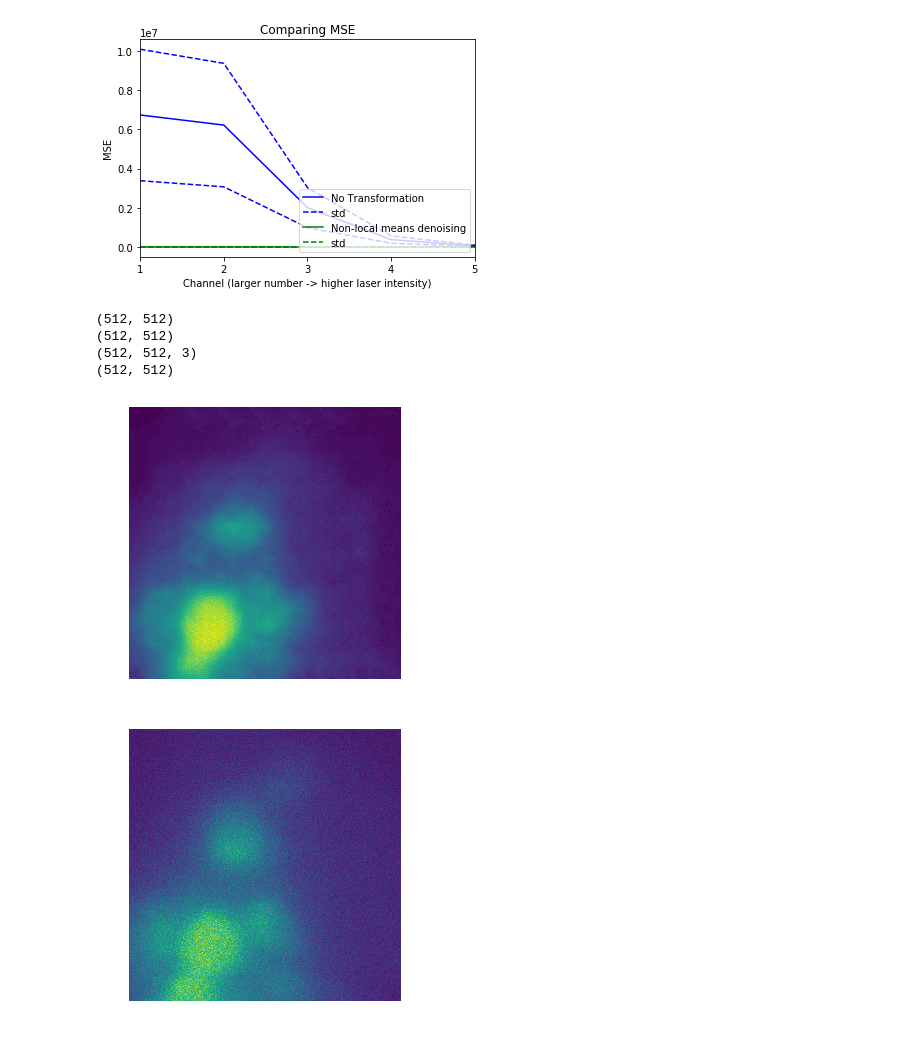
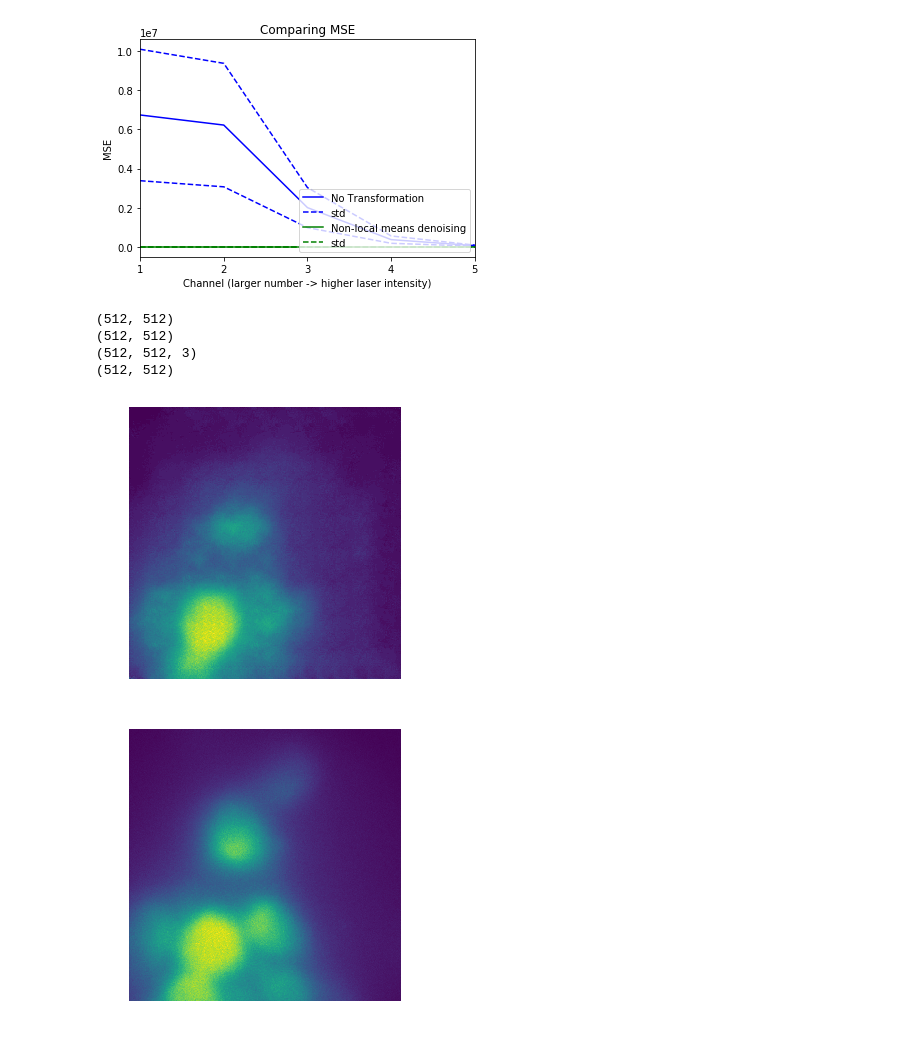
Before and after one commit to NYU-CDS-Capstone-Project/CellVision, a Jupyter notebook: notebooks/non_local_means_comparison.ipynb, the cells around one changed output. Cells and saved outputs as stored; diff of their text form; code cells hidden in the pictures.

```diff
--- a/notebooks/non_local_means_comparison.ipynb
+++ b/notebooks/non_local_means_comparison.ipynb
@@ -474,7 +569,7 @@ print(sum(nl_ssim_1)/len(nl_ssim_1))
 import cv2
 from skimage import img_as_ubyte, io
 
-path_to_data = '/gpfs/data/lionnetlab/cellvision/pilotdata/20181009-top50/sample31_channel1_z9.tif'
+path_to_data = '/gpfs/data/lionnetlab/cellvision/pilotdata/20181009-top50/sample31_channel6_z9.tif'
 # path_to_data = '/gpfs/data/lionnetlab/cellvision/pilotdata/20181009-pix2pix/channel1_100/B/val/sample67_channel1_z75.jpg'
 skimage_original = io.imread(path_to_data).astype(np.uint)
 print(skimage_original.shape)
@@ -507,31 +602,31 @@ print(result_io_sk.shape)
 # ax[1].axis('off')
 # ax[2].imshow(fold_out);
 # ax[2].axis('off')
 # ax[3].imshow(result_io_sk);
 # ax[3].axis('off')
 # plt.show()
 
 
 fig, ax = plt.subplots(ncols=1, nrows=1, figsize=(25,5))
 ax.imshow(result_io_sk);
 ax.axis('off')
 plt.show()
 
 fig, ax = plt.subplots(ncols=1, nrows=1, figsize=(25,5))
 ax.imshow(skimage_original);
 ax.axis('off')
 plt.show()
 
 # low_high_ssim = compare_ssim(skimage_original, img_as_uint(result_io_sk))
 # low_high_ssim
 
 # As seen sample71_channel1_z9, sample6_channel1_z9
 
 # Good ones: sample31_channel6_z9
 # %% [output]
 (512, 512)
 (512, 512)
 (512, 512, 3)
 (512, 512)
 [figure]
-[figure, old version]
+[figure, new version]
```
Also changed, not shown: parts of 4 cells of this notebook, 1 other file.
